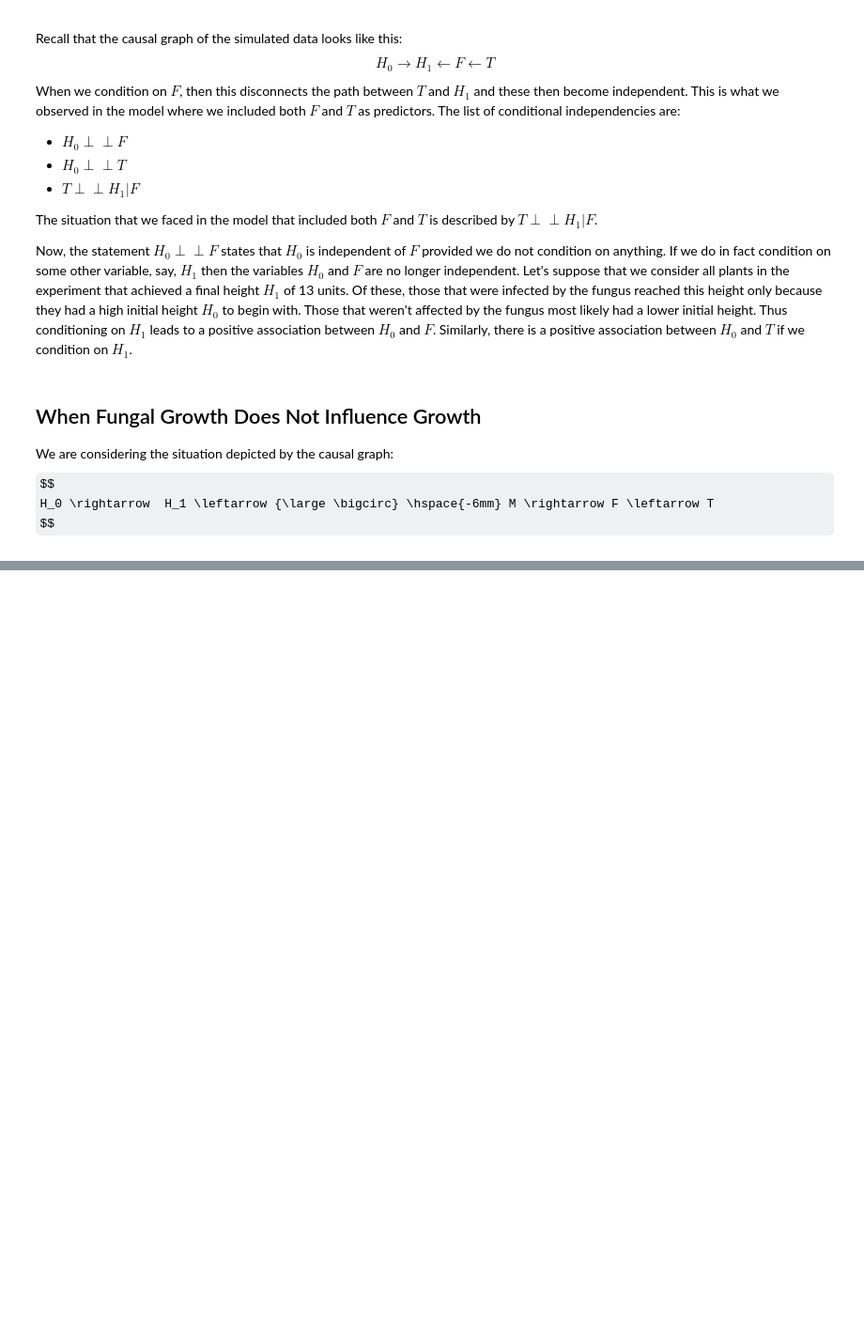
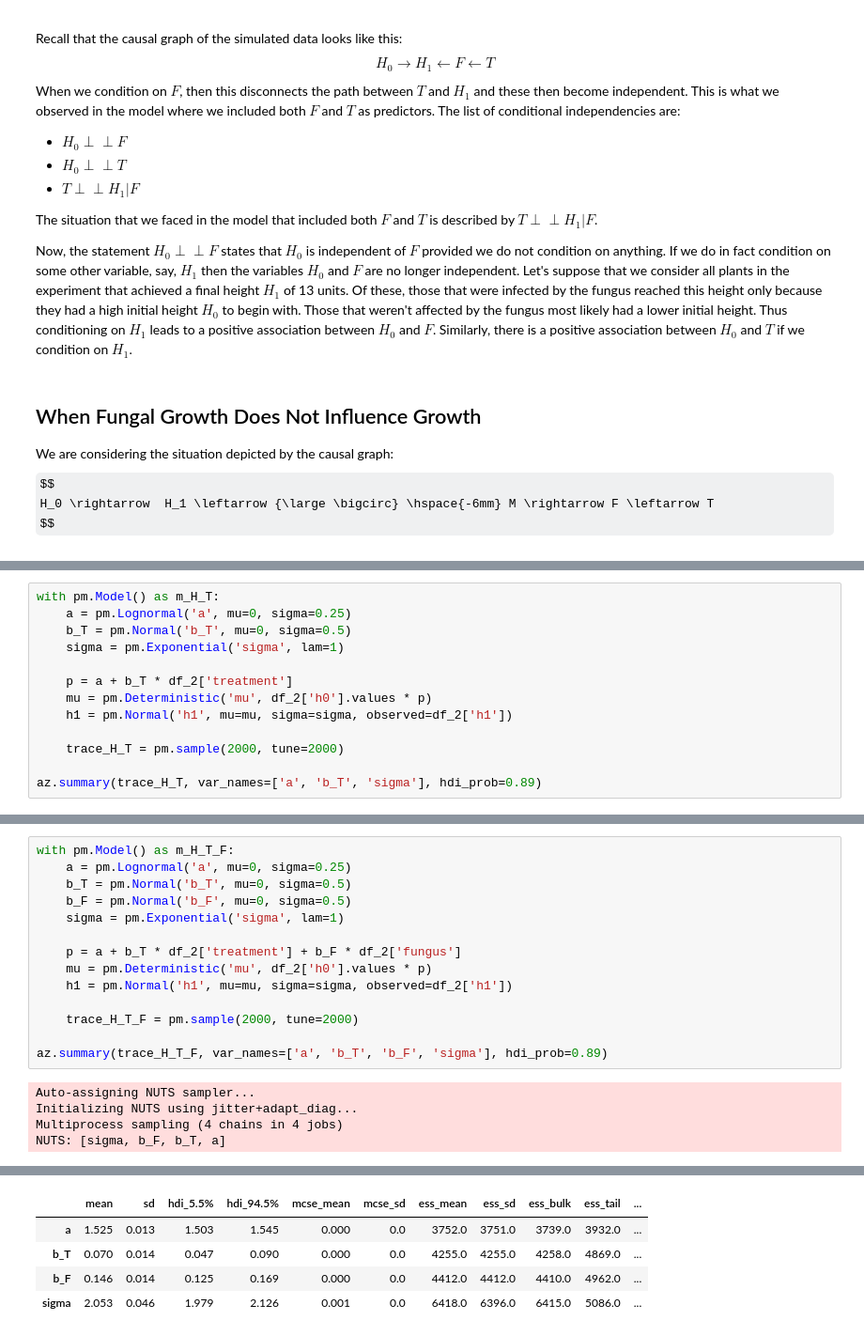
Before and after one commit to somnath1077/statistical_rethinking, a Jupyter notebook: code/ch06/nb02_post_treatment_bias.ipynb, the cells around one changed output, grey strips where cells are left out. Shown at 94% size. Saved outputs shown, nothing was run; the diff lists cells and outputs as text; some formulas as TeX source; blank space fills up the shorter version.

```diff
--- a/code/ch06/nb02_post_treatment_bias.ipynb
+++ b/code/ch06/nb02_post_treatment_bias.ipynb
@@ -238,0 +239,13 @@ df_2.describe([0.055, 0.945])
+# %%
+with pm.Model() as m_H_T:
+    a = pm.Lognormal('a', mu=0, sigma=0.25)
+    b_T = pm.Normal('b_T', mu=0, sigma=0.5)
+    sigma = pm.Exponential('sigma', lam=1)
+
+    p = a + b_T * df_2['treatment']
+    mu = pm.Deterministic('mu', df_2['h0'].values * p)
+    h1 = pm.Normal('h1', mu=mu, sigma=sigma, observed=df_2['h1'])
+
+    trace_H_T = pm.sample(2000, tune=2000)
+
+az.summary(trace_H_T, var_names=['a', 'b_T', 'sigma'], hdi_prob=0.89)
@@ -238,0 +263,19 @@ df_2.describe([0.055, 0.945])
+# %%
+with pm.Model() as m_H_T_F:
+    a = pm.Lognormal('a', mu=0, sigma=0.25)
+    b_T = pm.Normal('b_T', mu=0, sigma=0.5)
+    b_F = pm.Normal('b_F', mu=0, sigma=0.5)
+    sigma = pm.Exponential('sigma', lam=1)
+
+    p = a + b_T * df_2['treatment'] + b_F * df_2['fungus']
+    mu = pm.Deterministic('mu', df_2['h0'].values * p)
+    h1 = pm.Normal('h1', mu=mu, sigma=sigma, observed=df_2['h1'])
+
+    trace_H_T_F = pm.sample(2000, tune=2000)
+
+az.summary(trace_H_T_F, var_names=['a', 'b_T', 'b_F', 'sigma'], hdi_prob=0.89)
+# %% [output]
+Auto-assigning NUTS sampler...
+Initializing NUTS using jitter+adapt_diag...
+Multiprocess sampling (4 chains in 4 jobs)
+NUTS: [sigma, b_F, b_T, a]
@@ -238,0 +285,5 @@ df_2.describe([0.055, 0.945])
+|  | mean | sd | hdi_5.5% | hdi_94.5% | mcse_mean | mcse_sd | ess_mean | ess_sd | ess_bulk | ess_tail | ... |
+| a | 1.525 | 0.013 | 1.503 | 1.545 | 0.000 | 0.0 | 3752.0 | 3751.0 | 3739.0 | 3932.0 | ... |
+| b_T | 0.070 | 0.014 | 0.047 | 0.090 | 0.000 | 0.0 | 4255.0 | 4255.0 | 4258.0 | 4869.0 | ... |
+| b_F | 0.146 | 0.014 | 0.125 | 0.169 | 0.000 | 0.0 | 4412.0 | 4412.0 | 4410.0 | 4962.0 | ... |
+| sigma | 2.053 | 0.046 | 1.979 | 2.126 | 0.001 | 0.0 | 6418.0 | 6396.0 | 6415.0 | 5086.0 | ... |
```
Also changed, not shown: parts of 10 cells of this notebook.
